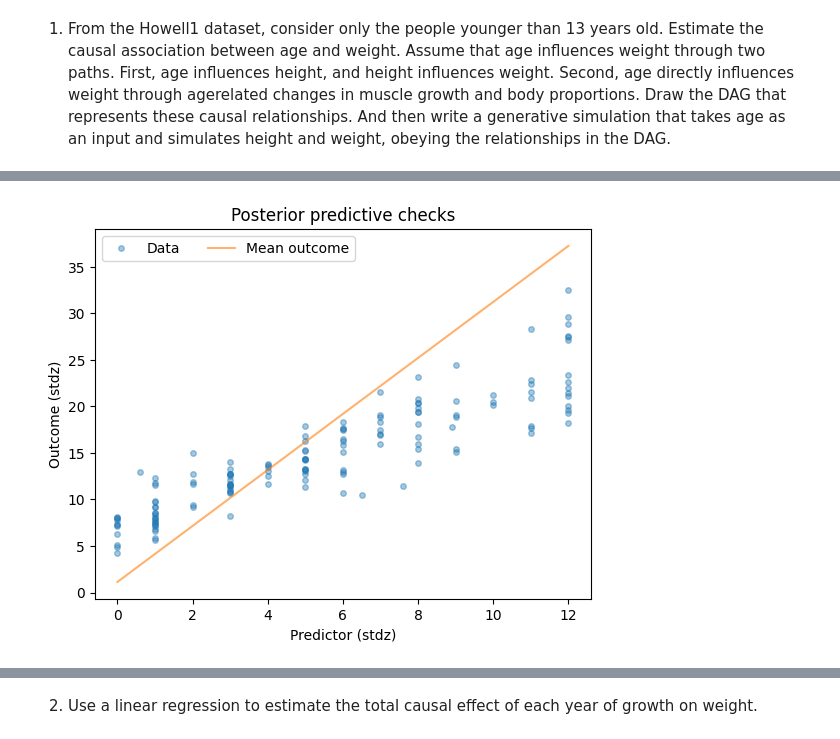
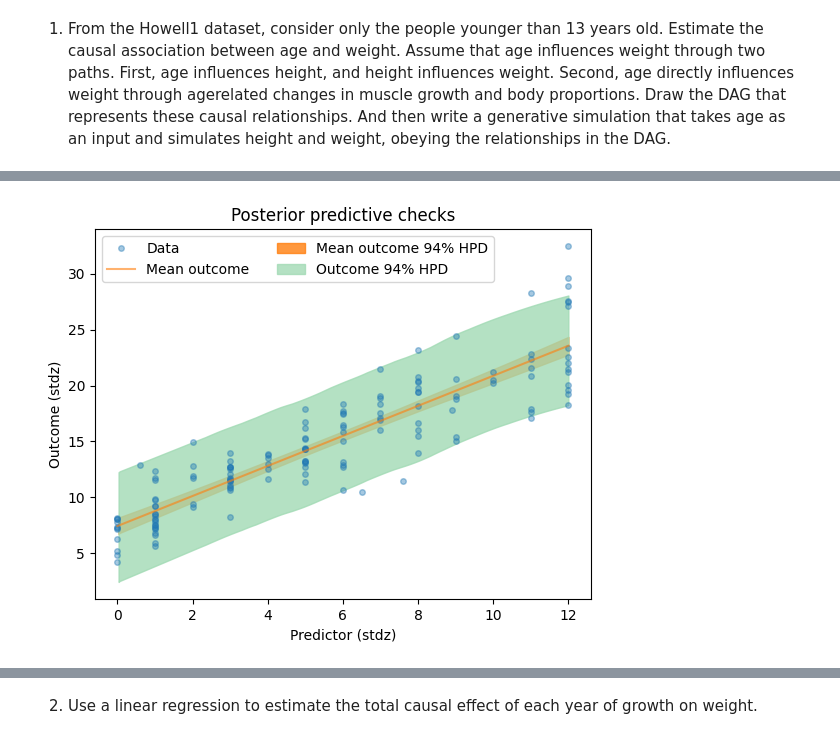
Before and after one commit to david26694/stats-rethinking, a Jupyter notebook: week02/exploration.ipynb, the cells around one changed output, grey strips where cells are left out. Saved outputs shown, nothing was run; the diff lists cells and outputs as text; code cells hidden in the pictures.

Commit message:
add complex model in pymc3

```diff
--- a/week02/exploration.ipynb
+++ b/week02/exploration.ipynb
@@ -84,6 +108,8 @@ array([[<AxesSubplot: title={'center': 'intercept'}>,
 # %%
 with linear_model:
     ppc = pm.sample_posterior_predictive(
-        trace_1, var_names=["intercept", "slope", "y"], random_seed=42
+        trace_1, var_names=["intercept", "slope", "weight"], random_seed=42
     )
+
+# az.plot_ppc(az.from_pymc3(posterior_predictive=ppc, model=linear_model))
 # %% [output]
@@ -95,29 +117,29 @@ az.plot_ppc(az.from_pymc3(posterior_predictive=ppc, model=linear_model));
 # %%
-mu_pp = (ppc["intercept"] + ppc["slope"] * x[:, None]).T
+mu_pp = (ppc["intercept"] + ppc["slope"] * age[:, None]).T
 
 _, ax = plt.subplots()
 
-ax.plot(x, y, "o", ms=4, alpha=0.4, label="Data")
-ax.plot(x, mu_pp.mean(0), label="Mean outcome", alpha=0.6)
-# az.plot_hpd(
-#     y,
-#     mu_pp,
-#     ax=ax,
-#     fill_kwargs={"alpha": 0.8, "label": "Mean outcome 94% HPD"},
-# )
-# az.plot_hpd(
-#     x,
-#     ppc["obs"],
-#     ax=ax,
-#     fill_kwargs={"alpha": 0.8, "color": "#a1dab4", "label": "Outcome 94% HPD"},
-# )
+ax.plot(age, weight, "o", ms=4, alpha=0.4, label="Data")
+ax.plot(age, mu_pp.mean(0), label="Mean outcome", alpha=0.6)
+az.plot_hdi(
+    age,
+    mu_pp,
+    ax=ax,
+    fill_kwargs={"alpha": 0.8, "label": "Mean outcome 94% HPD"},
+)
+az.plot_hdi(
+    age,
+    ppc["weight"],
+    ax=ax,
+    fill_kwargs={"alpha": 0.8, "color": "#a1dab4", "label": "Outcome 94% HPD"},
+)
 
 ax.set_xlabel("Predictor (stdz)")
 ax.set_ylabel("Outcome (stdz)")
 ax.set_title("Posterior predictive checks")
 ax.legend(ncol=2, fontsize=10);
 # %% [output]
-[figure, old version]
+[figure, new version]
 # %%
 # age -> weight
 # age -> height
```
Also changed, not shown: parts of 13 cells of this notebook, 3 other files.
